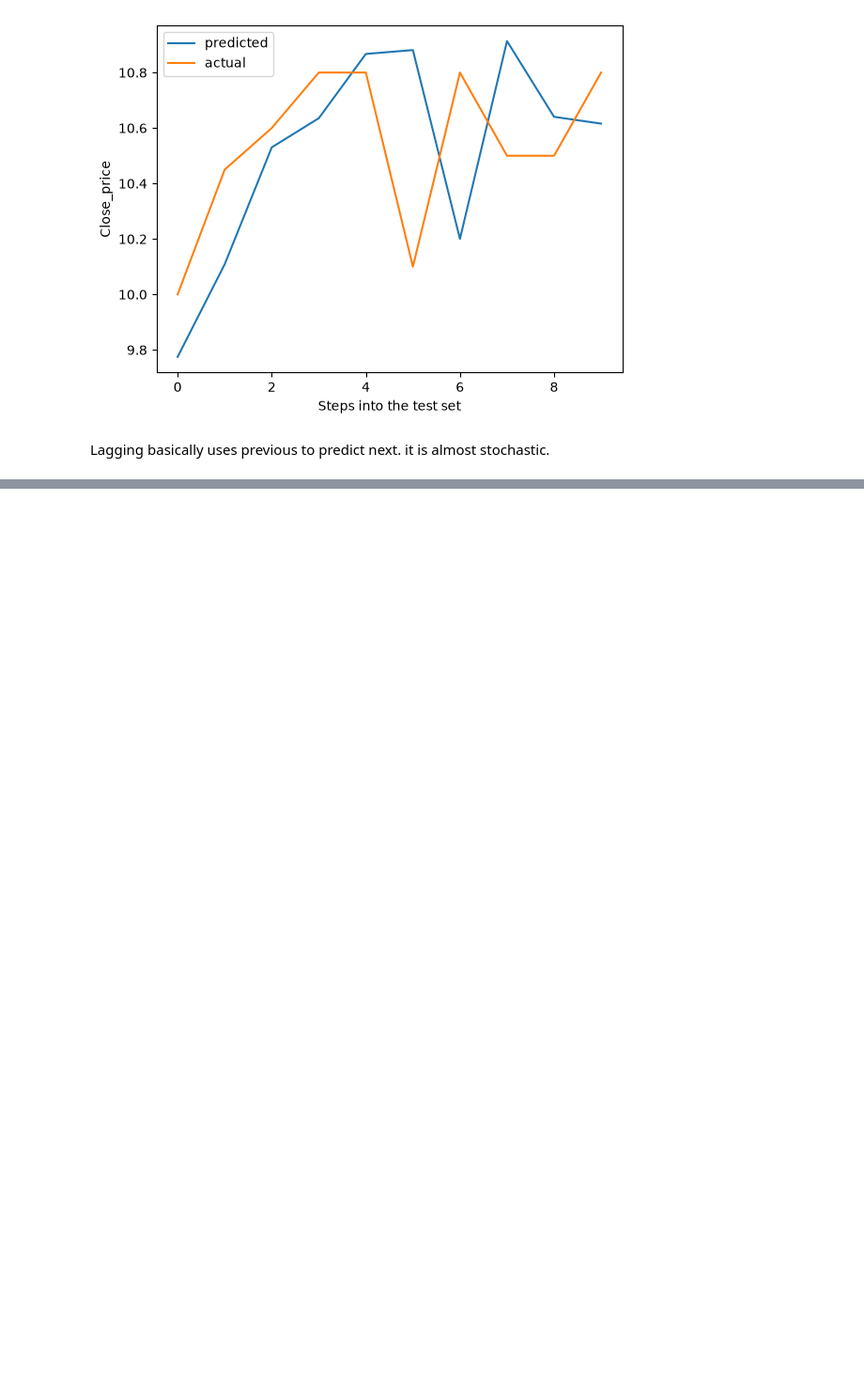
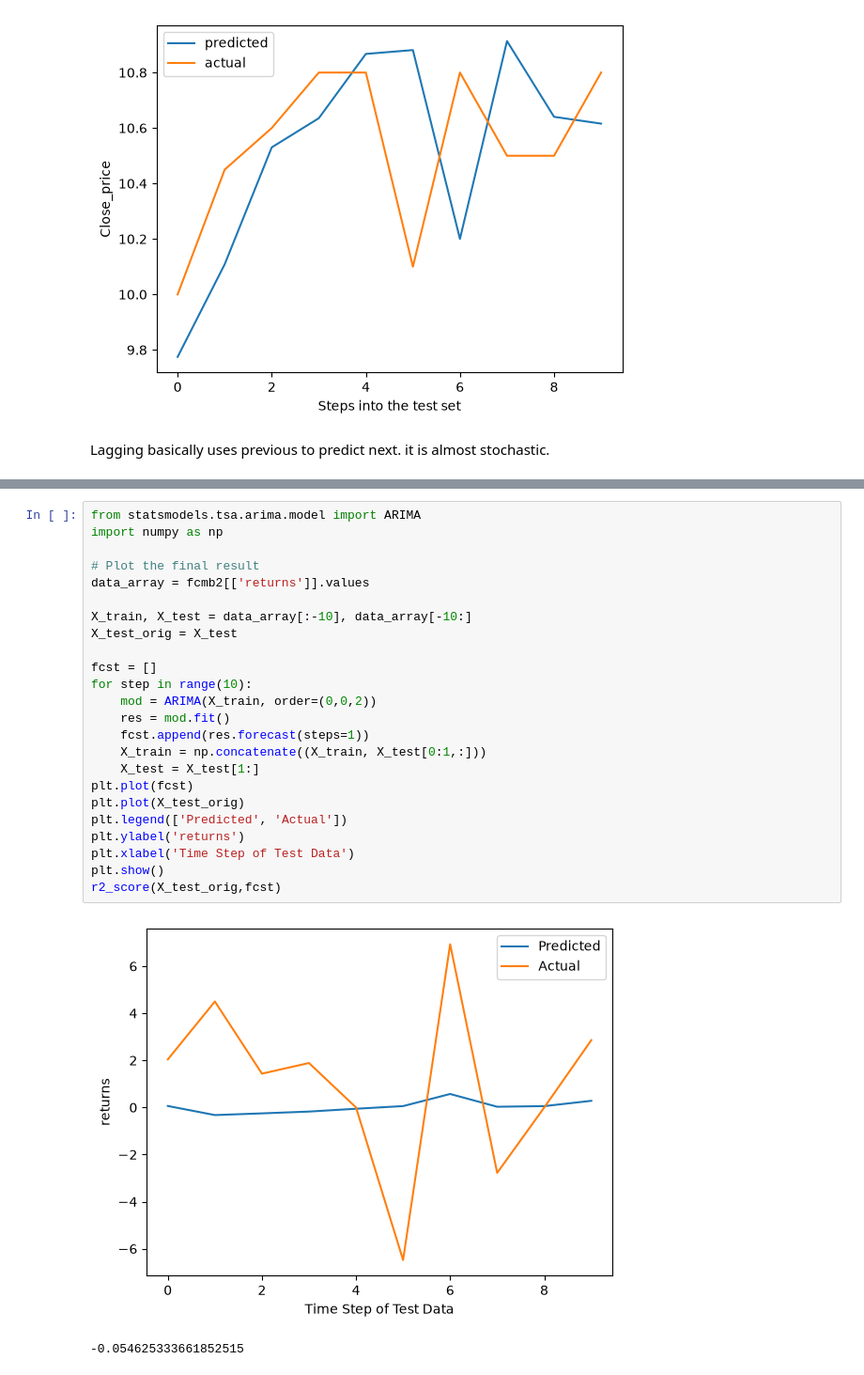
Before and after one commit to Udeani4/SectorLevel_StockPerformance_Predictoion, a Jupyter notebook: FCMB_stock_pred.ipynb, the cells around one changed output, grey strips where cells are left out. Shown at 94% size. Cells and saved outputs as stored; diff of their text form; blank space fills up the shorter version.

Commit message:
FCMB training continues

```diff
--- a/FCMB_stock_pred.ipynb
+++ b/FCMB_stock_pred.ipynb
@@ -533,0 +595,27 @@ Lagging basically uses previous to predict next. it is almost stochastic.
+# %%
+from statsmodels.tsa.arima.model import ARIMA
+import numpy as np
+
+# Plot the final result
+data_array = fcmb2[['returns']].values
+
+X_train, X_test = data_array[:-10], data_array[-10:]
+X_test_orig = X_test
+
+fcst = []
+for step in range(10):
+    mod = ARIMA(X_train, order=(0,0,2))
+    res = mod.fit()
+    fcst.append(res.forecast(steps=1))
+    X_train = np.concatenate((X_train, X_test[0:1,:]))
+    X_test = X_test[1:]
+plt.plot(fcst)
+plt.plot(X_test_orig)
+plt.legend(['Predicted', 'Actual'])
+plt.ylabel('returns')
+plt.xlabel('Time Step of Test Data')
+plt.show()
+r2_score(X_test_orig,fcst)
+# %% [output]
+[figure, added]
+-0.054625333661852515
```
Also changed, not shown: parts of 43 cells of this notebook, 1 other file.
